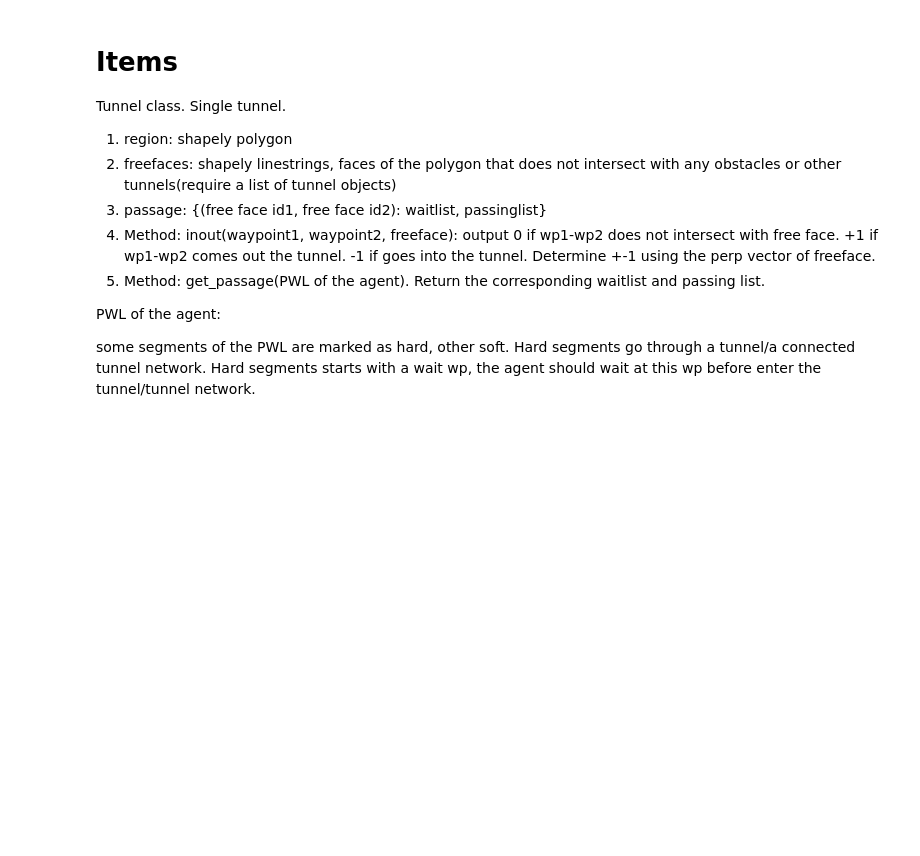
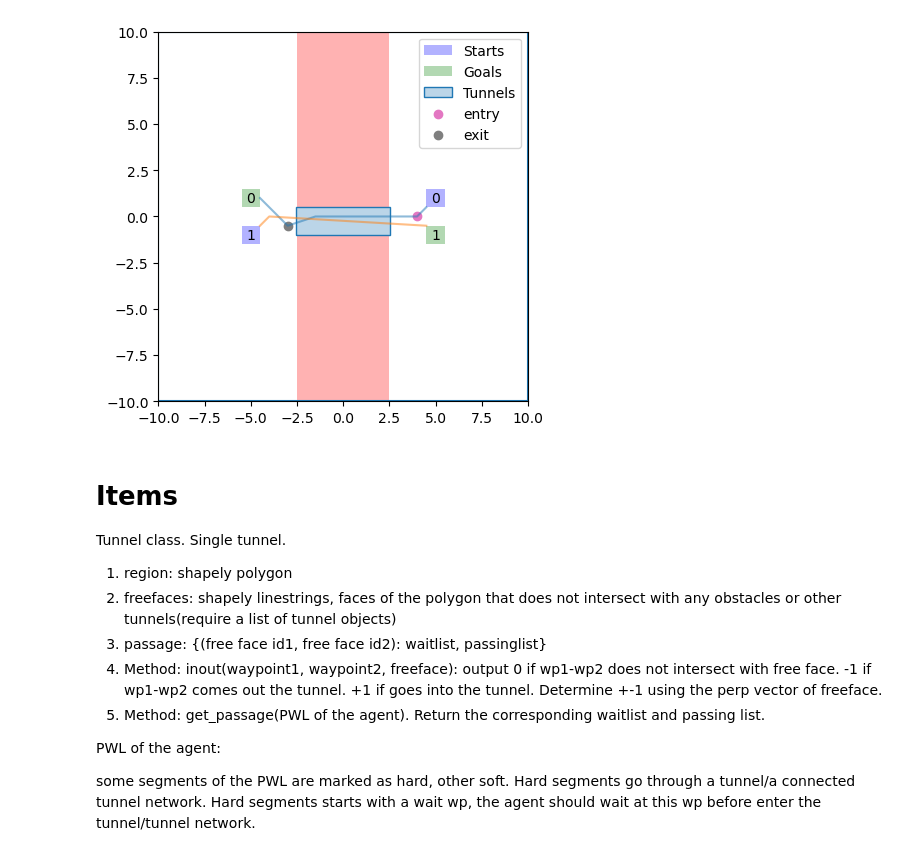
Before and after one commit to CoNG-harvard/PA-Nav, a Jupyter notebook: notebooks/Decentralized tunnel passing.ipynb, the cells around one changed output. Cells and saved outputs as stored; diff of their text form; code cells hidden in the pictures; blank space fills up the shorter version.

```diff
--- a/notebooks/Decentralized tunnel passing.ipynb
+++ b/notebooks/Decentralized tunnel passing.ipynb
@@ -49,3 +56,59 @@ plt.show()
+# %%
+agents = np.arange(len(starts))
+ts = []
+xs = []
+for go_agent in agents:
+    start = env.starts[go_agent]
+    goal = env.goals[go_agent]
+    t,x = SA_MILP_Planning(env,start,goal,vmax,bloating_r,\
+                                     [],\
+                                    d,K,t0)
+    t,x = unique_tx(t,x)
+    ts.append(t)
+    xs.append(x)
+# %%
+
+ax = plt.gca()
+
+
+draw_env(env,xs,ax)
+
+# plot_line(face,ax=ax)
+labeled = False
+tunnels = detect_tunnels(env,bloating_r)
+for tunnel in tunnels:
+    plot_polygon(tunnel.region,ax=ax,label='Tunnels' if not labeled else None,add_points =False)
+    labeled=True
+
+x=xs[0]
+
+tun = tunnels[0]
+
+face_lines = [LineString(f) for f in tun.faces]
+
+entry = []
+exit = []
+
+for i in range(x.shape[-1]-1):
+    seg = LineString((x[:,i],x[:,i+1]))
+    for fid, fl in enumerate(face_lines):
+        if seg.intersects(fl):
+            ent_sgn = np.sign(tun.perps[fid].dot(x[:,i+1]-x[:,i]))
+            # print(fid,ent_sgn)
+            if ent_sgn == 1:
+                entry = x[:,i]
+            elif ent_sgn == -1:
+                exit = x[:,i+1]
+
+
+plt.scatter(entry[0],entry[1],label='entry')
+plt.scatter(exit[0],exit[1],label='exit')
+
+
+plt.legend()
+plt.show()
+# %% [output]
+[figure, added]
 # %% [markdown]
 # Items
 
@@ -53,7 +116,7 @@ Tunnel class. Single tunnel.
 1. region: shapely polygon
 2. freefaces: shapely linestrings, faces of the polygon that does not intersect with any obstacles or other tunnels(require a list of tunnel objects)
 3. passage: {(free face id1, free face id2): waitlist, passinglist}
-4. Method: inout(waypoint1, waypoint2, freeface): output 0 if wp1-wp2 does not intersect with free face. +1 if wp1-wp2 comes out the tunnel. -1 if goes into the tunnel. Determine +-1 using the perp vector of freeface.
+4. Method: inout(waypoint1, waypoint2, freeface): output 0 if wp1-wp2 does not intersect with free face. -1 if wp1-wp2 comes out the tunnel. +1 if goes into the tunnel. Determine +-1 using the perp vector of freeface.
 5. Method: get_passage(PWL of the agent). Return the corresponding waitlist and passing list.
 
 PWL of the agent:
```
Also changed, not shown: parts of 6 cells of this notebook, 1 other file.
